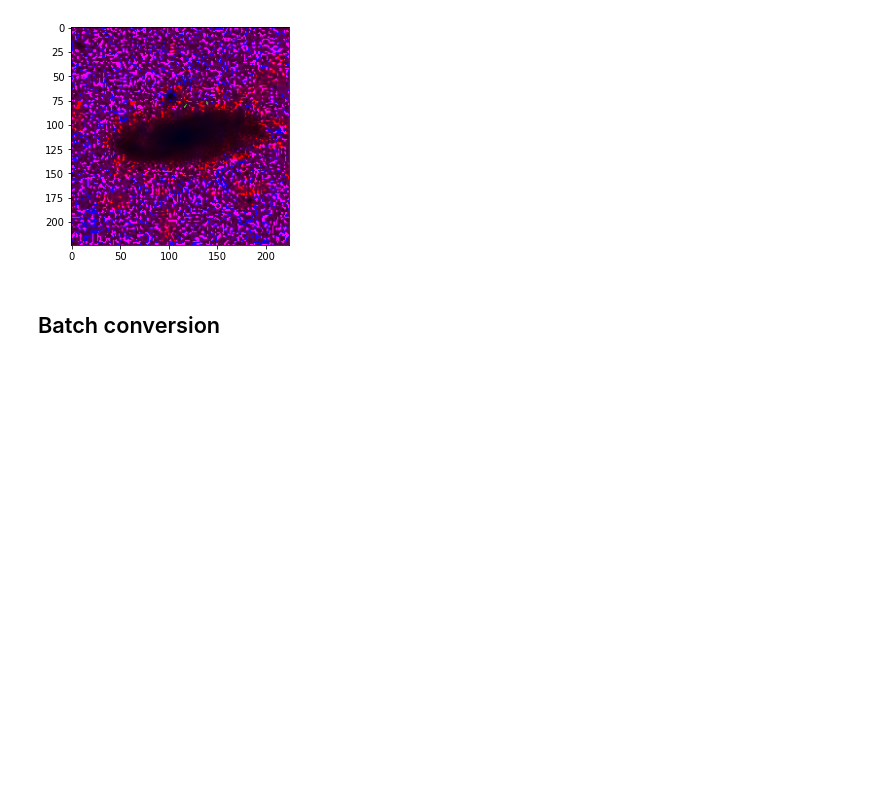
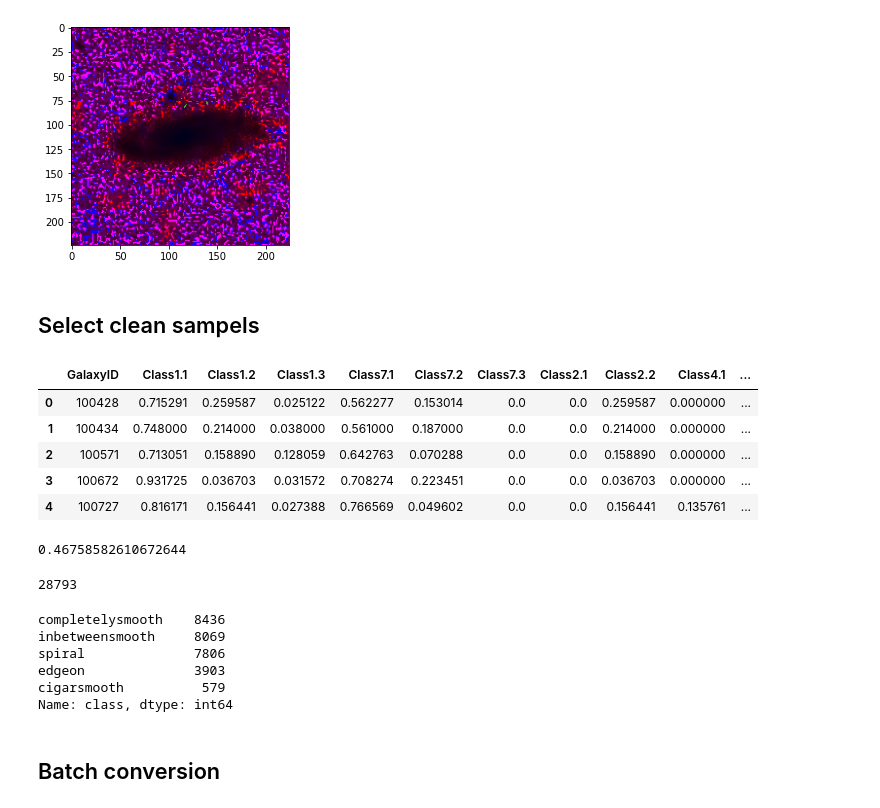
Before and after one commit to yevonnaelandrew/galaxy-classification-ensemble, a Jupyter notebook: Color_Space_Conversion.ipynb, the cells around one changed output. Saved outputs shown, nothing was run; the diff lists cells and outputs as text; code cells hidden in the pictures; blank space fills up the shorter version.

```diff
--- a/Color_Space_Conversion.ipynb
+++ b/Color_Space_Conversion.ipynb
@@ -91,3 +91,15 @@ plt.imshow(rgb2hed(cv2.cvtColor(img, cv2.COLOR_BGR2RGB)))
 Clipping input data to the valid range for imshow with RGB data ([0..1] for floats or [0..255] for integers).
 <matplotlib.image.AxesImage at 0x...>
 [figure]
+# %% [markdown]
+## Select clean sampels
+# %%
+labels_classification = pd.read_csv("labels_classification.csv")
+labels_classification.head()
+# %% [output]
+|  | GalaxyID | Class1.1 | Class1.2 | Class1.3 | Class7.1 | Class7.2 | Class7.3 | Class2.1 | Class2.2 | Class4.1 | ... |
+| 0 | 100428 | 0.715291 | 0.259587 | 0.025122 | 0.562277 | 0.153014 | 0.0 | 0.0 | 0.259587 | 0.000000 | ... |
+| 1 | 100434 | 0.748000 | 0.214000 | 0.038000 | 0.561000 | 0.187000 | 0.0 | 0.0 | 0.214000 | 0.000000 | ... |
+| 2 | 100571 | 0.713051 | 0.158890 | 0.128059 | 0.642763 | 0.070288 | 0.0 | 0.0 | 0.158890 | 0.000000 | ... |
+| 3 | 100672 | 0.931725 | 0.036703 | 0.031572 | 0.708274 | 0.223451 | 0.0 | 0.0 | 0.036703 | 0.000000 | ... |
+| 4 | 100727 | 0.816171 | 0.156441 | 0.027388 | 0.766569 | 0.049602 | 0.0 | 0.0 | 0.156441 | 0.135761 | ... |
@@ -94,3 +110,20 @@ Clipping input data to the valid range for imshow with RGB data ([0..1] for floa
+# %%
+len(labels_classification)/len(images)
+# %% [output]
+0.46758582610672644
+# %%
+len(labels_classification)
+# %% [output]
+28793
+# %%
+labels_classification['class'].value_counts()
+# %% [output]
+completelysmooth    8436
+inbetweensmooth     8069
+spiral              7806
+edgeon              3903
+cigarsmooth          579
+Name: class, dtype: int64
 # %% [markdown]
 ## Batch conversion
 # %%
```
Also changed, not shown: parts of 19 cells of this notebook, 1 other file.
